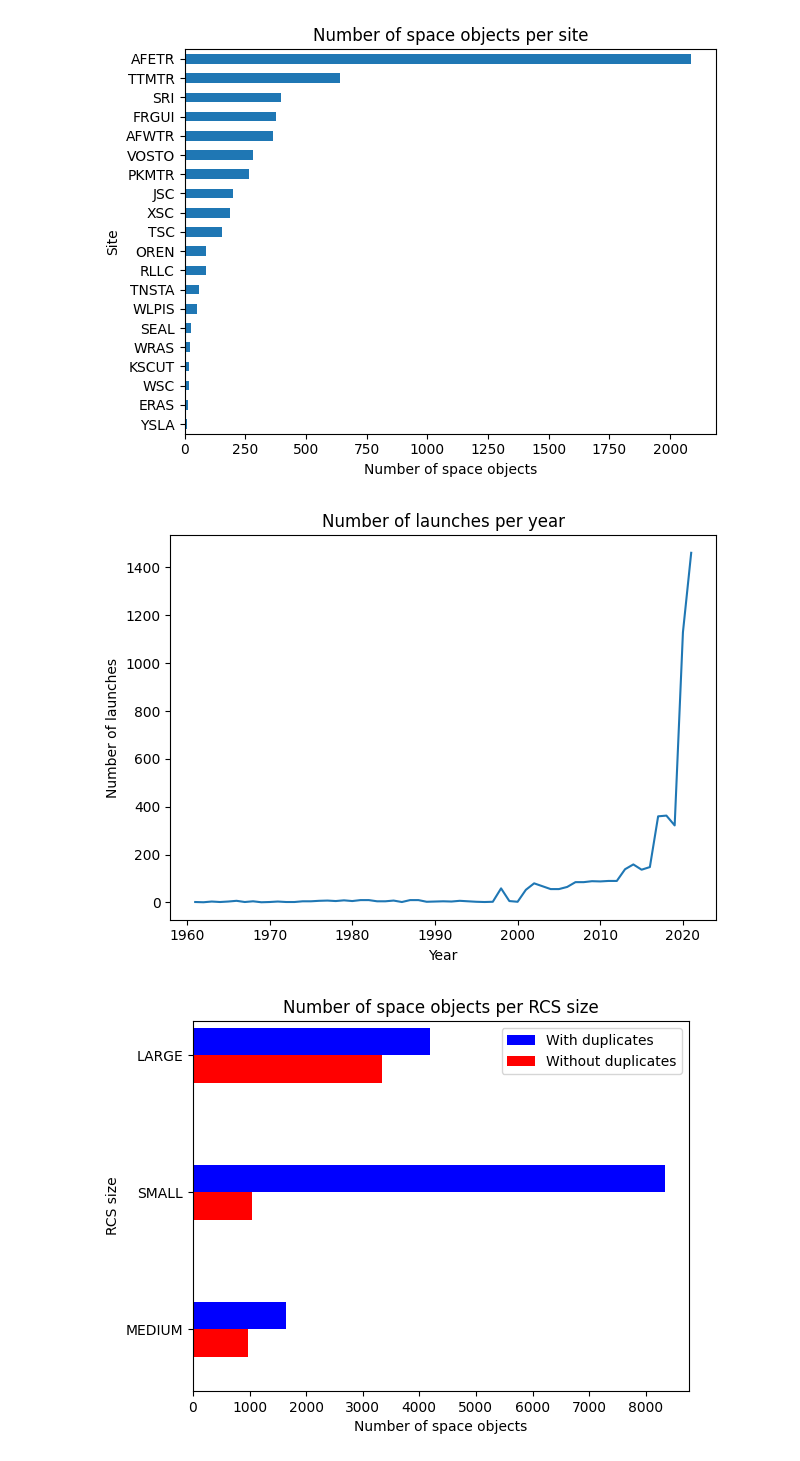
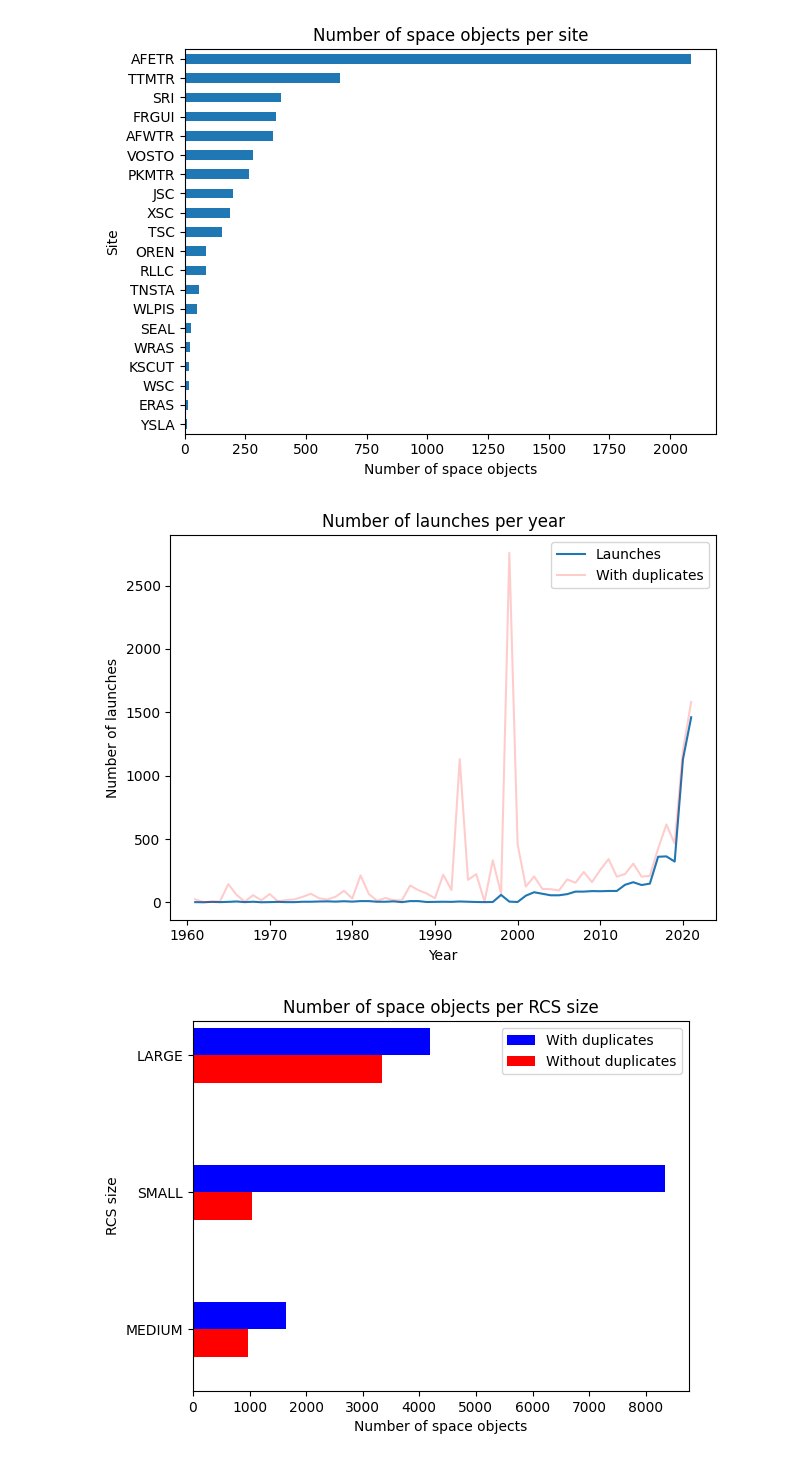
Before and after one commit to msi-se/stochastik-team7, a Jupyter notebook: satelite/satelite.ipynb, the cells around one changed output. Drawn from its saved outputs; the diff is of its cells as text; code cells hidden in the pictures.

```diff
--- a/satelite/satelite.ipynb
+++ b/satelite/satelite.ipynb
@@ -72,13 +72,15 @@ plt.show()
 # %%
 # count number of launches per year and plot
 df_without_duplicates['LAUNCH_DATE'].value_counts().sort_index().plot()
+df['LAUNCH_DATE'].value_counts().sort_index().plot(color='red', alpha=0.2)
 plt.xlabel('Year')
 plt.ylabel('Number of launches')
 plt.title('Number of launches per year')
 plt.tight_layout()
+plt.legend(['Launches', 'With duplicates'])
 plt.show()
 # %% [output]
-[figure, old version]
+[figure, new version]
 # %%
 # plot horizontal bar chart of number of space objects per RCS_SIZE compare df and df_without_duplicates
 # show the bars in the same plot but side by side
```
Also changed, not shown: parts of 1 cell of this notebook.
